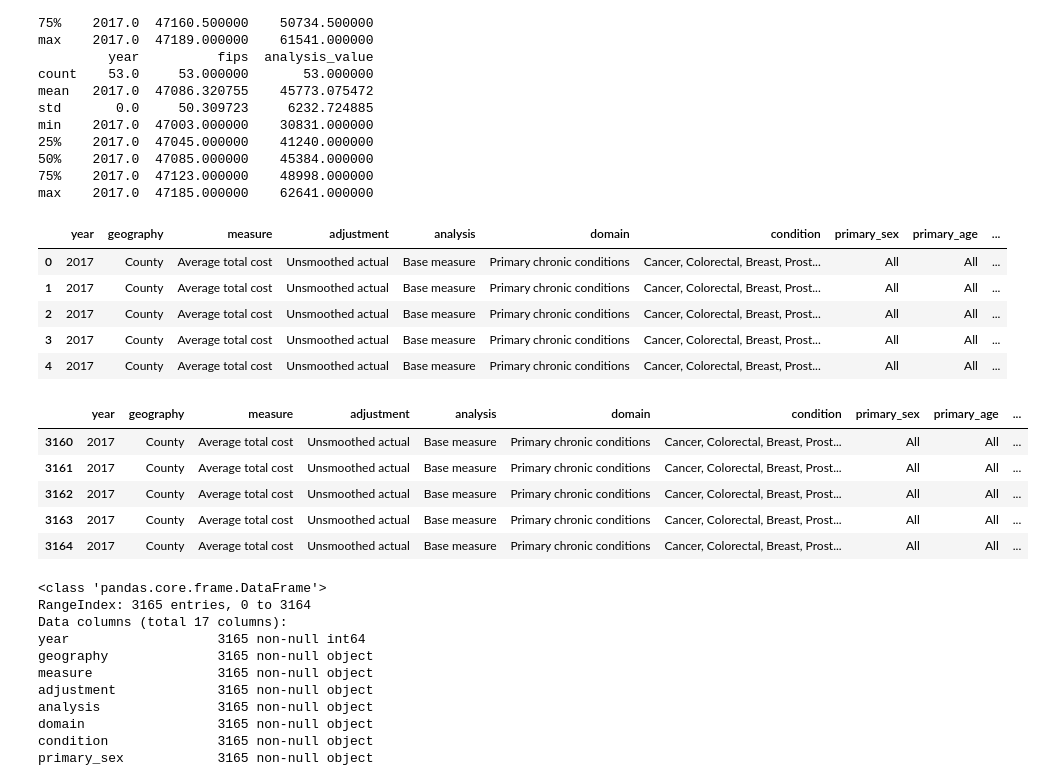
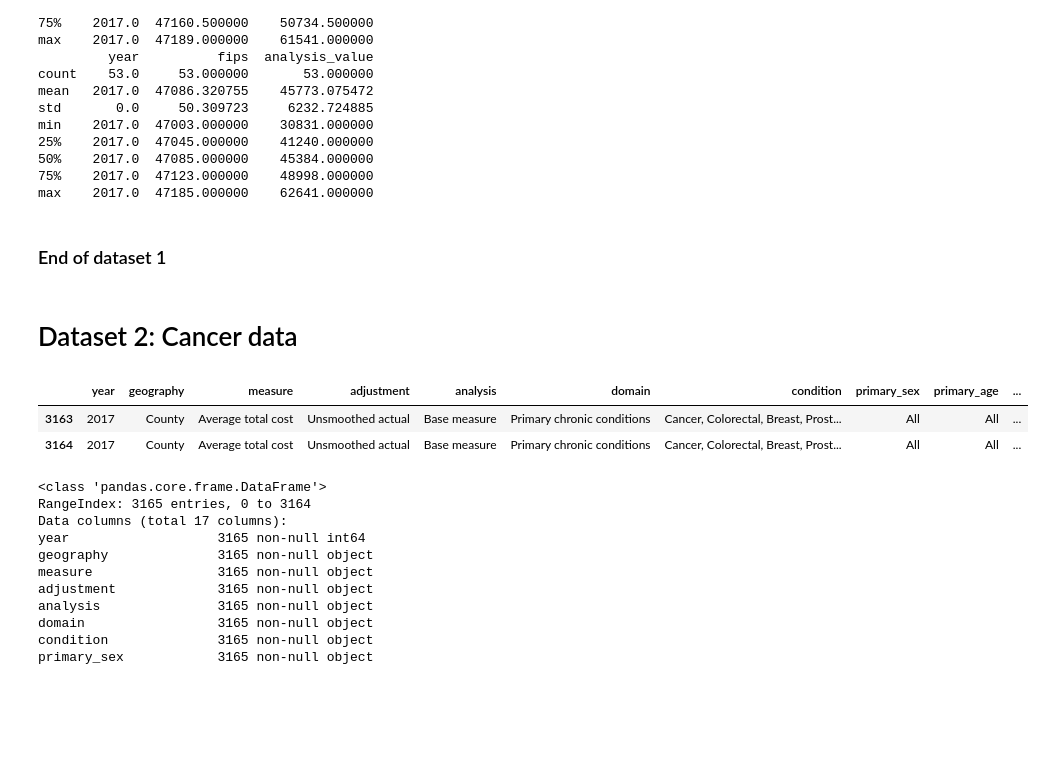
Before and after one commit to kiwi-dan/vanderbilt-data-essentials-cohort-2, a Jupyter notebook: data/weekone.ipynb, the cells around one changed output. Drawn from its saved outputs; the diff is of its cells as text; code cells hidden in the pictures; blank space fills up the shorter version.

```diff
--- a/data/weekone.ipynb
+++ b/data/weekone.ipynb
@@ -171,24 +137,17 @@ max    2017.0  47185.000000    62641.000000
+# %% [markdown]
+### End of dataset 1
+# %% [markdown]
+# Dataset 2: Cancer data
 # %%
 #create df of cancer_costs_df from mmd_cancer_data.csv
 cancer_costs_df = np.read_csv("mmd_cancer_data.csv")
 # %%
-cancer_costs_df.head()
+cancer_costs_df.head(2)
+cancer_costs_df.tail(2)
 # %% [output]
 |  | year | geography | measure | adjustment | analysis | domain | condition | primary_sex | primary_age | ... |
-| 0 | 2017 | County | Average total cost | Unsmoothed actual | Base measure | Primary chronic conditions | Cancer, Colorectal, Breast, Prost... | All | All | ... |
-| 1 | 2017 | County | Average total cost | Unsmoothed actual | Base measure | Primary chronic conditions | Cancer, Colorectal, Breast, Prost... | All | All | ... |
-| 2 | 2017 | County | Average total cost | Unsmoothed actual | Base measure | Primary chronic conditions | Cancer, Colorectal, Breast, Prost... | All | All | ... |
-| 3 | 2017 | County | Average total cost | Unsmoothed actual | Base measure | Primary chronic conditions | Cancer, Colorectal, Breast, Prost... | All | All | ... |
-| 4 | 2017 | County | Average total cost | Unsmoothed actual | Base measure | Primary chronic conditions | Cancer, Colorectal, Breast, Prost... | All | All | ... |
+| 3163 | 2017 | County | Average total cost | Unsmoothed actual | Base measure | Primary chronic conditions | Cancer, Colorectal, Breast, Prost... | All | All | ... |
+| 3164 | 2017 | County | Average total cost | Unsmoothed actual | Base measure | Primary chronic conditions | Cancer, Colorectal, Breast, Prost... | All | All | ... |
-# %%
-cancer_costs_df.tail()
-# %% [output]
-|  | year | geography | measure | adjustment | analysis | domain | condition | primary_sex | primary_age | ... |
-| 3160 | 2017 | County | Average total cost | Unsmoothed actual | Base measure | Primary chronic conditions | Cancer, Colorectal, Breast, Prost... | All | All | ... |
-| 3161 | 2017 | County | Average total cost | Unsmoothed actual | Base measure | Primary chronic conditions | Cancer, Colorectal, Breast, Prost... | All | All | ... |
-| 3162 | 2017 | County | Average total cost | Unsmoothed actual | Base measure | Primary chronic conditions | Cancer, Colorectal, Breast, Prost... | All | All | ... |
-| 3163 | 2017 | County | Average total cost | Unsmoothed actual | Base measure | Primary chronic conditions | Cancer, Colorectal, Breast, Prost... | All | All | ... |
-| 3164 | 2017 | County | Average total cost | Unsmoothed actual | Base measure | Primary chronic conditions | Cancer, Colorectal, Breast, Prost... | All | All | ... |
 # %%
 cancer_costs_df.info()
 # %% [output]
```
Also changed, not shown: parts of 24 cells of this notebook.
